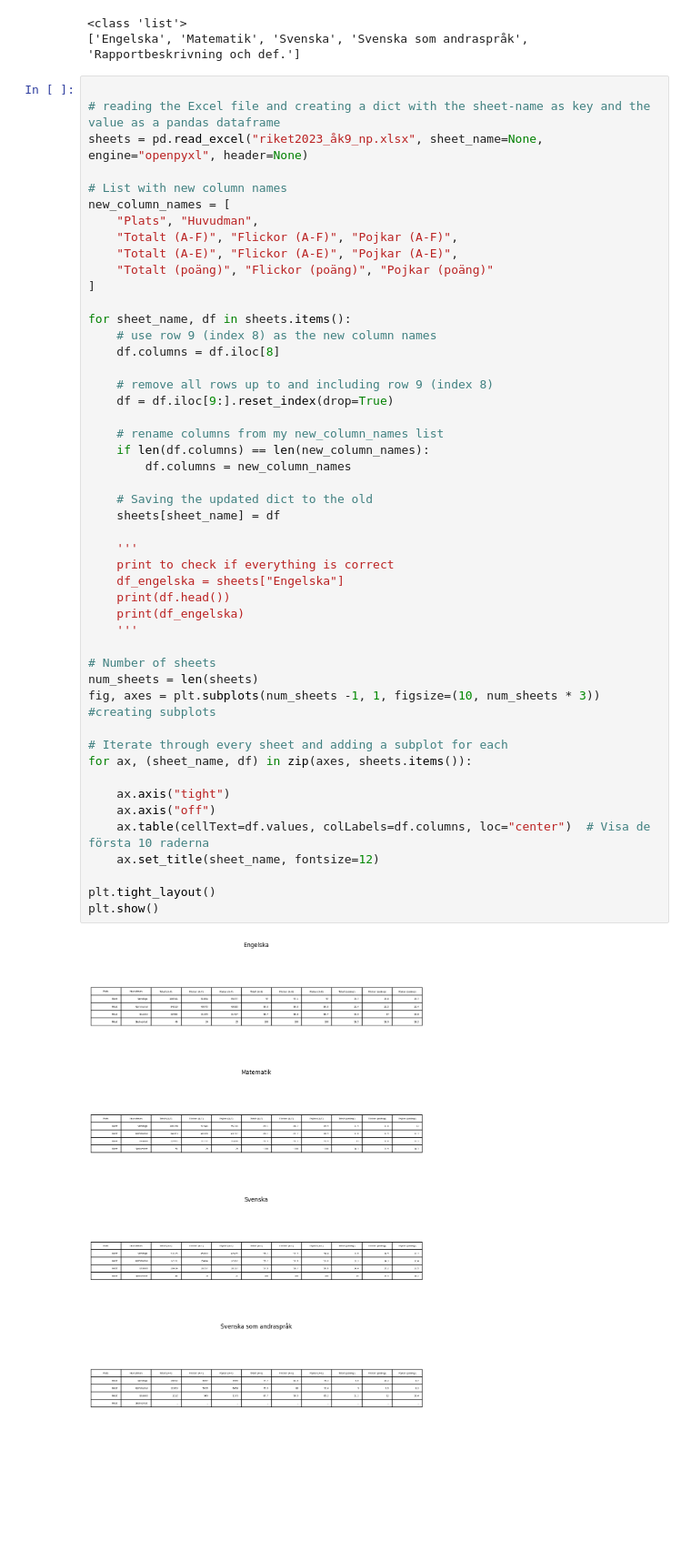
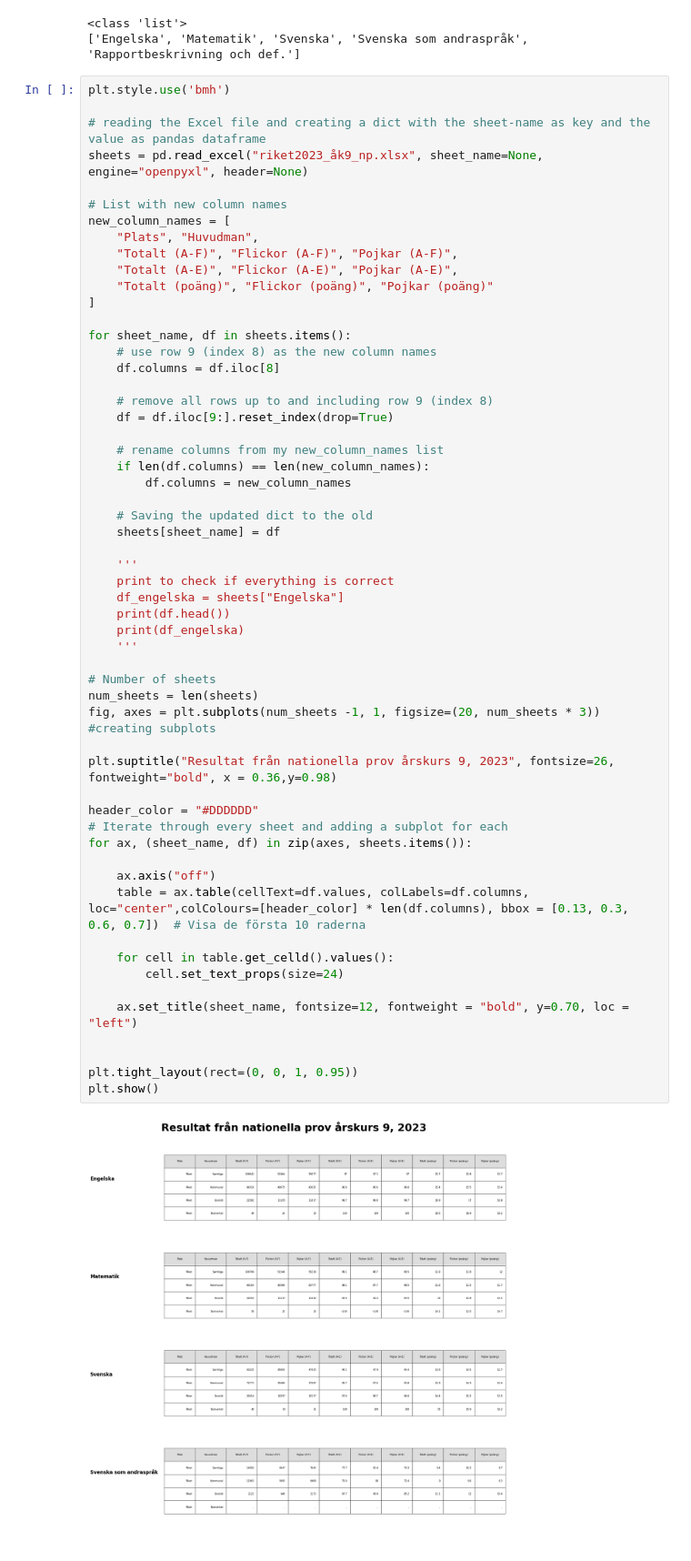
Before and after one commit to Vence85/labb2, a Jupyter notebook: main.ipynb, the cells around one changed output. Shown: that part at 91% size. Saved outputs shown, nothing was run; the diff lists cells and outputs as text; blank space fills up the shorter version.

Commit message:
Been trying to get my table to be more easy to read. Also added the folder 'Visualiseringar'

```diff
--- a/main.ipynb
+++ b/main.ipynb
@@ -14,8 +14,9 @@ print(excel_file.sheet_names)
 <class 'list'>
 ['Engelska', 'Matematik', 'Svenska', 'Svenska som andraspråk', 'Rapportbeskrivning och def.']
 # %%
+plt.style.use('bmh')
 
-# reading the Excel file and creating a dict with the sheet-name as key and the value as a pandas dataframe
+# reading the Excel file and creating a dict with the sheet-name as key and the value as pandas dataframe
 sheets = pd.read_excel("riket2023_åk9_np.xlsx", sheet_name=None, engine="openpyxl", header=None)
 
 # List with new column names
@@ -30,36 +31,43 @@ for sheet_name, df in sheets.items():
     # use row 9 (index 8) as the new column names
     df.columns = df.iloc[8]
 
     # remove all rows up to and including row 9 (index 8)
     df = df.iloc[9:].reset_index(drop=True)
 
     # rename columns from my new_column_names list
     if len(df.columns) == len(new_column_names):
         df.columns = new_column_names
 
     # Saving the updated dict to the old
     sheets[sheet_name] = df
 
     '''
     print to check if everything is correct
     df_engelska = sheets["Engelska"]
     print(df.head())
     print(df_engelska)
     '''
 
 # Number of sheets
 num_sheets = len(sheets)
-fig, axes = plt.subplots(num_sheets -1, 1, figsize=(10, num_sheets * 3)) #creating subplots
+fig, axes = plt.subplots(num_sheets -1, 1, figsize=(20, num_sheets * 3)) #creating subplots
 
+plt.suptitle("Resultat från nationella prov årskurs 9, 2023", fontsize=26, fontweight="bold", x = 0.36,y=0.98)
+
+header_color = "#DDDDDD"
 # Iterate through every sheet and adding a subplot for each
 for ax, (sheet_name, df) in zip(axes, sheets.items()):
 
-    ax.axis("tight")
     ax.axis("off")
-    ax.table(cellText=df.values, colLabels=df.columns, loc="center")  # Visa de första 10 raderna
-    ax.set_title(sheet_name, fontsize=12)
+    table = ax.table(cellText=df.values, colLabels=df.columns, loc="center",colColours=[header_color] * len(df.columns), bbox = [0.13, 0.3, 0.6, 0.7])  # Visa de första 10 raderna
 
-plt.tight_layout()
+    for cell in table.get_celld().values():
+        cell.set_text_props(size=24)
+
+    ax.set_title(sheet_name, fontsize=12, fontweight = "bold", y=0.70, loc = "left")
+
+
+plt.tight_layout(rect=(0, 0, 1, 0.95))
 plt.show()
 # %% [output]
-[figure, old version]
+[figure, new version]
```
